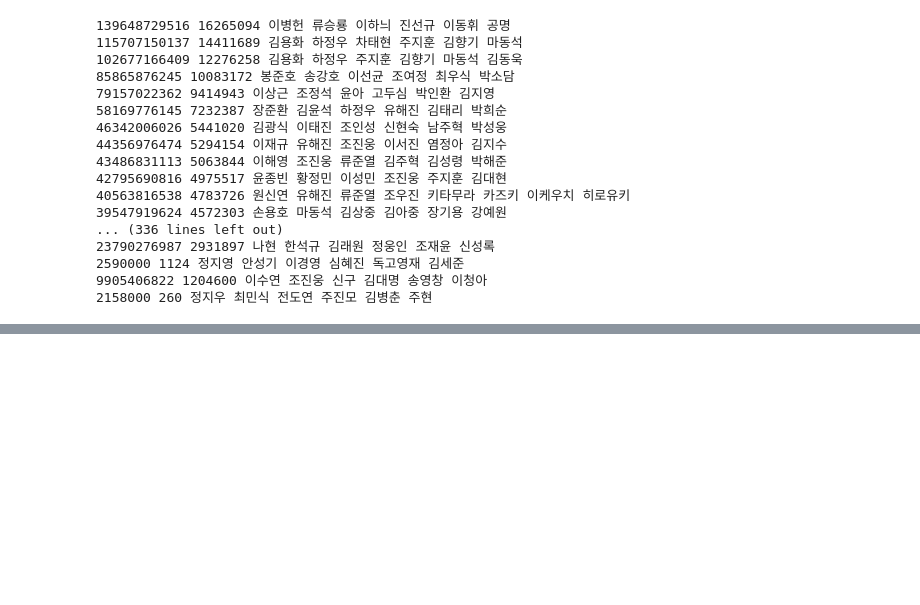
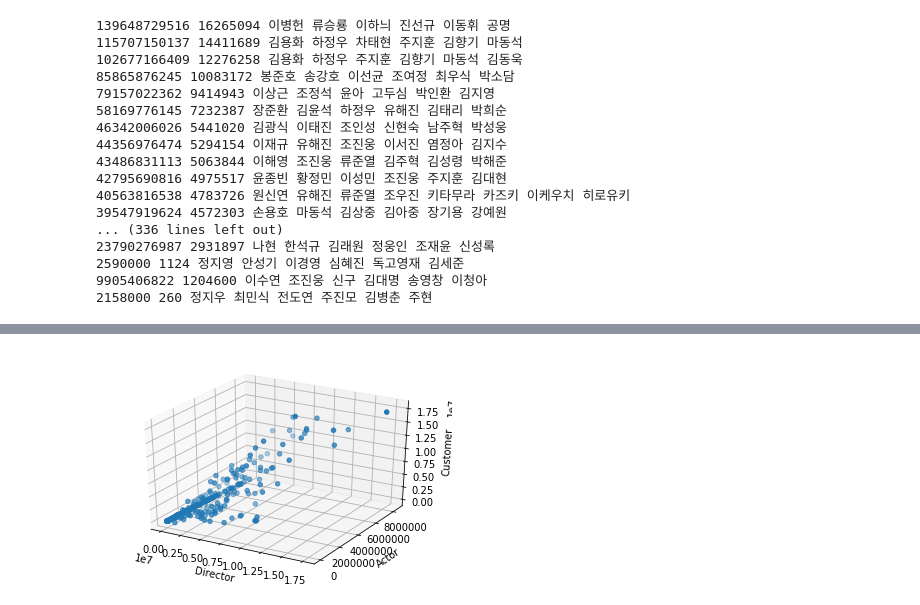
Before and after one commit to RATIONAL331/201511084_BigData, a Jupyter notebook: BigDataProgramming_Movie_201511084.ipynb, the cells around one changed output, grey strips where cells are left out. Saved outputs shown, nothing was run; the diff lists cells and outputs as text; code cells hidden in the pictures; blank space fills up the shorter version.

```diff
--- a/BigDataProgramming_Movie_201511084.ipynb
+++ b/BigDataProgramming_Movie_201511084.ipynb
@@ -145,12 +145,14 @@ for k, v in directorOfMeanValue.iteritems():
 김태용 206
 # %%
 digitMovieList = list()
-MOVIE = Row('Cumulative_Dollar', 'Cumulative_Customer', 'Director', 'Actor1', 'Actor2', 'Actor3', 'Actor4', 'Actor5')
+MOVIE = Row('Cumulative_Dollar', 'Cumulative_Customer', 'Director', 'Actor')
 for elem in cleanedMovie:
-    digitMovieList.append(Row(elem[0], elem[1], directorOfMeanValue[elem[2]], actorOfMeanValue[elem[3]], actorOfMeanValue[elem[4]],\
-                               actorOfMeanValue[elem[5]], actorOfMeanValue[elem[6]], actorOfMeanValue[elem[7]]))
+    digitMovieList.append(Row(elem[0], elem[1], directorOfMeanValue[elem[2]], \
+                              (actorOfMeanValue[elem[3]]+actorOfMeanValue[elem[4]]+\
+                               actorOfMeanValue[elem[5]]+actorOfMeanValue[elem[6]]+actorOfMeanValue[elem[7]])/5))
 # %%
-movieDf=spark.createDataFrame(digitMovieList)
+movieDf=spark.createDataFrame(digitMovieList, ['Cumulative_Dollar', 'Cumulative_Customer', 'Director', 'Actor'])
+moviePandas = movieDf.toPandas()
 # %%
 for elem in cleanedMovie:
     for ee in elem:
@@ -200,0 +262,21 @@ root
+# %%
+import matplotlib.pyplot as plt
+from mpl_toolkits.mplot3d import Axes3D
+import numpy as np
+
+fig = plt.figure()
+ax = fig.gca(projection='3d')
+
+X = moviePandas.Director.to_list()
+Y = moviePandas.Actor.to_list()
+Z = moviePandas.Cumulative_Customer.to_list()
+
+ax.scatter(X, Y, Z)
+
+ax.set_xlabel('Director')
+ax.set_ylabel('Actor')
+ax.set_zlabel('Customer')
+
+plt.show()
+# %% [output]
+[figure, added]
```
Also changed, not shown: parts of 4 cells of this notebook.
